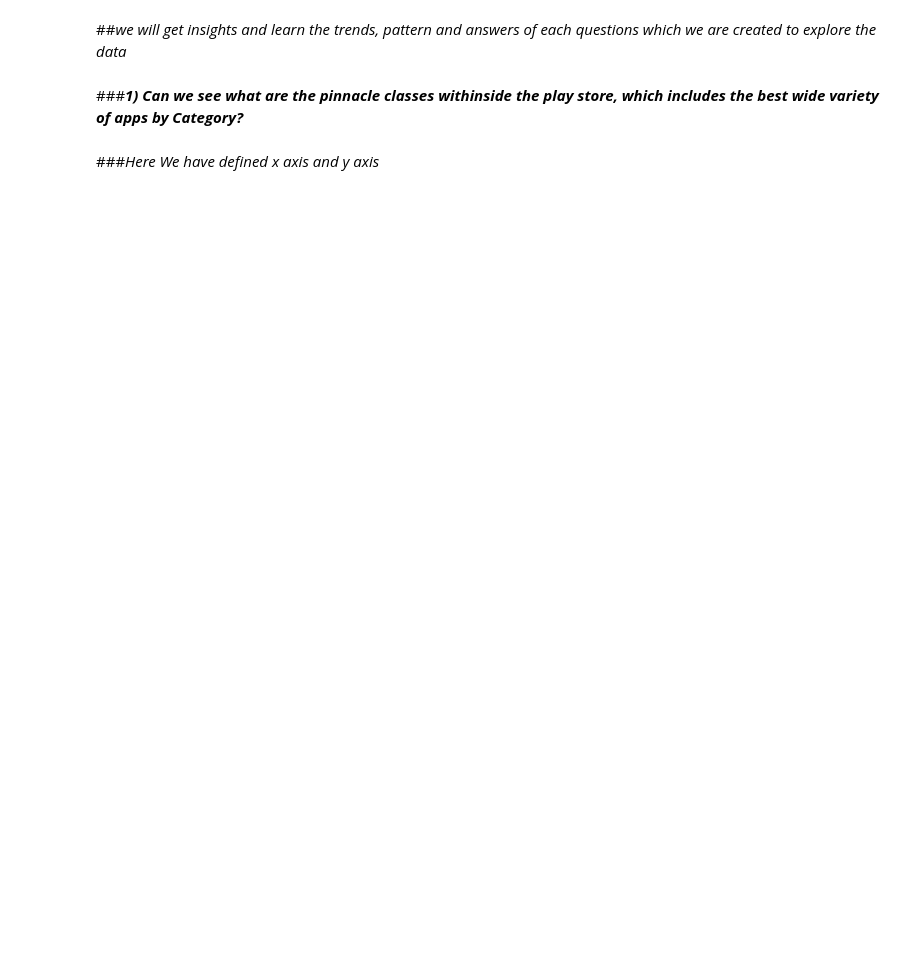
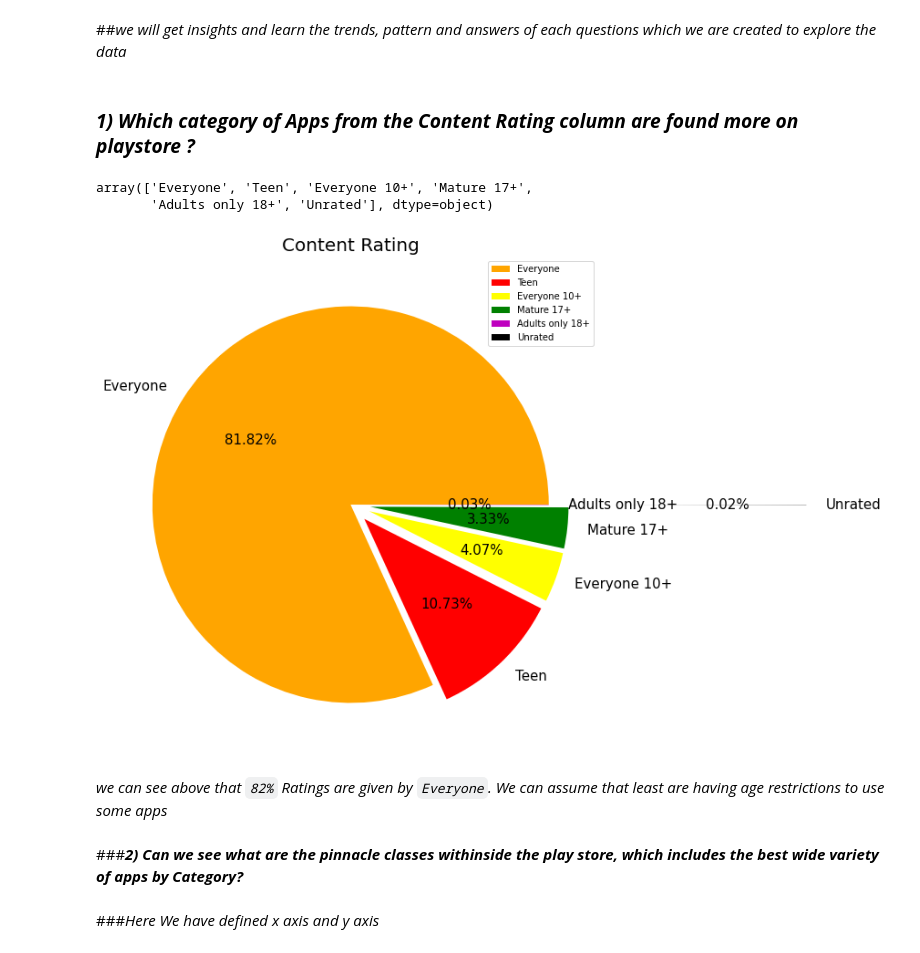
Before and after one commit to tushar2411/Almabetter-Data-Science, a Jupyter notebook: myPlay_Store_App_Review_Analysis_Capstone_Project.ipynb, the cells around one changed output. Drawn from its saved outputs; the diff is of its cells as text; code cells hidden in the pictures; blank space fills up the shorter version.

```diff
--- a/myPlay_Store_App_Review_Analysis_Capstone_Project.ipynb
+++ b/myPlay_Store_App_Review_Analysis_Capstone_Project.ipynb
@@ -511,7 +715,30 @@ matplotlib.rcParams['figure.facecolor'] = '#00000000'
 # %% [markdown]
 ##*we will get insights and learn the trends, pattern and answers of each questions which we are created to explore the data*
+# %% [markdown]
+### ***1) Which category of Apps from the Content Rating column are found more on playstore ?***
+# %%
+playSdata['Content_Rating'].unique()
+# %% [output]
+array(['Everyone', 'Teen', 'Everyone 10+', 'Mature 17+',
+       'Adults only 18+', 'Unrated'], dtype=object)
+# %%
+# Content rating of the apps
+data = playSdata['Content_Rating'].value_counts()
+labels = ['Everyone', 'Teen', 'Everyone 10+', 'Mature 17+','Adults only 18+', 'Unrated']
+
+#create pie chart
+plt.figure(figsize=(10,10))
+explode=(0,0.1,0.1,0.1,0.0,1.3)
+colors = ['orange', 'r', 'yellow', 'g', 'm', 'k']
+plt.pie(data, labels = labels, colors = colors, autopct='%.2f%%',explode=explode,textprops={'fontsize': 15})
+plt.title('Content Rating',size=20,loc='center')
+plt.legend();
+# %% [output]
+[figure, added]
+# %% [markdown]
+*we can see above that `82%` Ratings are given by `Everyone`. We can assume that least are having age restrictions to use some apps*
 # %% [markdown]
-###***1) Can we see what are the pinnacle classes withinside the play store, which includes the best wide variety of apps by Category?***
+###***2) Can we see what are the pinnacle classes withinside the play store, which includes the best wide variety of apps by Category?***
 # %%
 y = playSdata['Category'].value_counts().index
 x = playSdata['Category'].value_counts()
```
Also changed, not shown: parts of 81 cells of this notebook.
